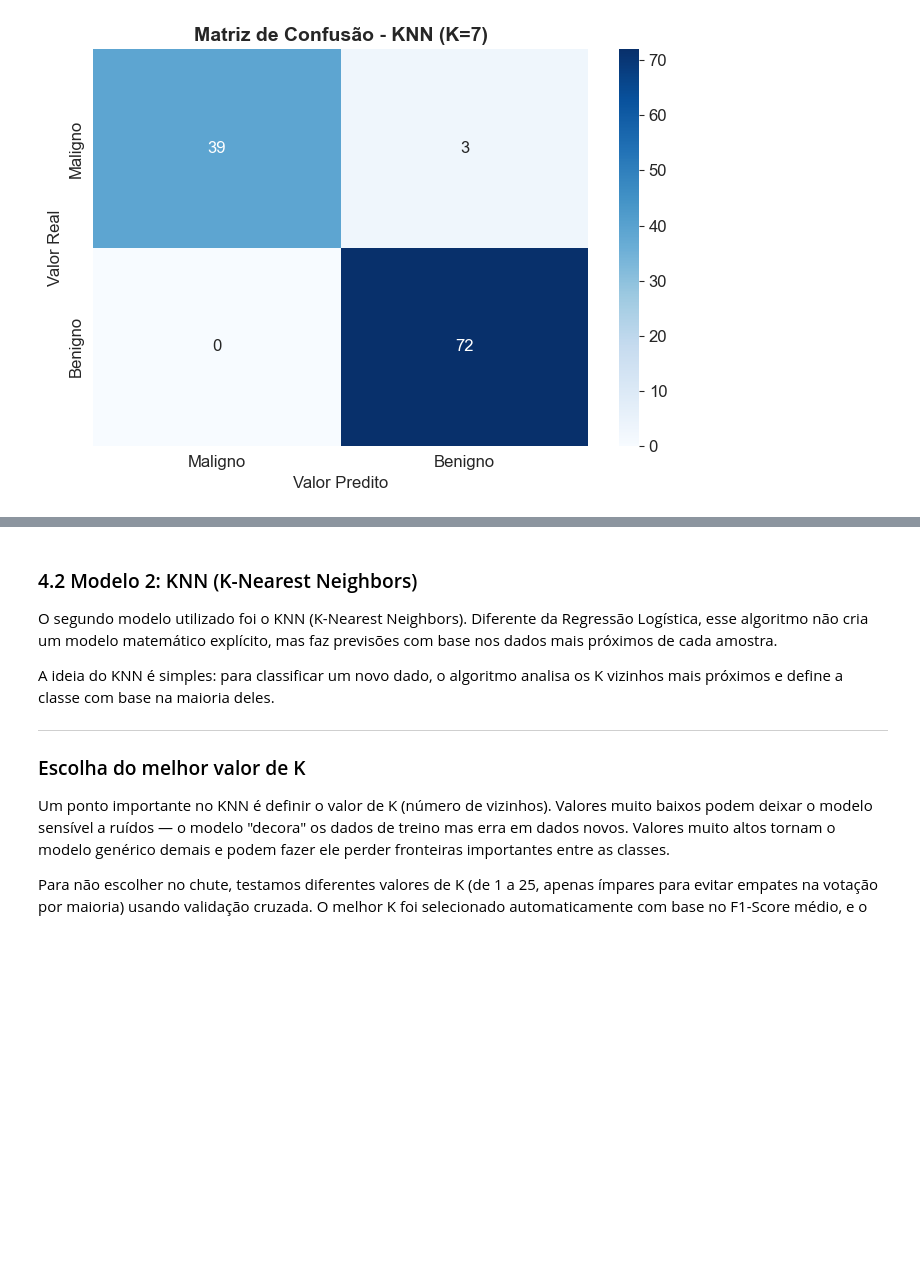
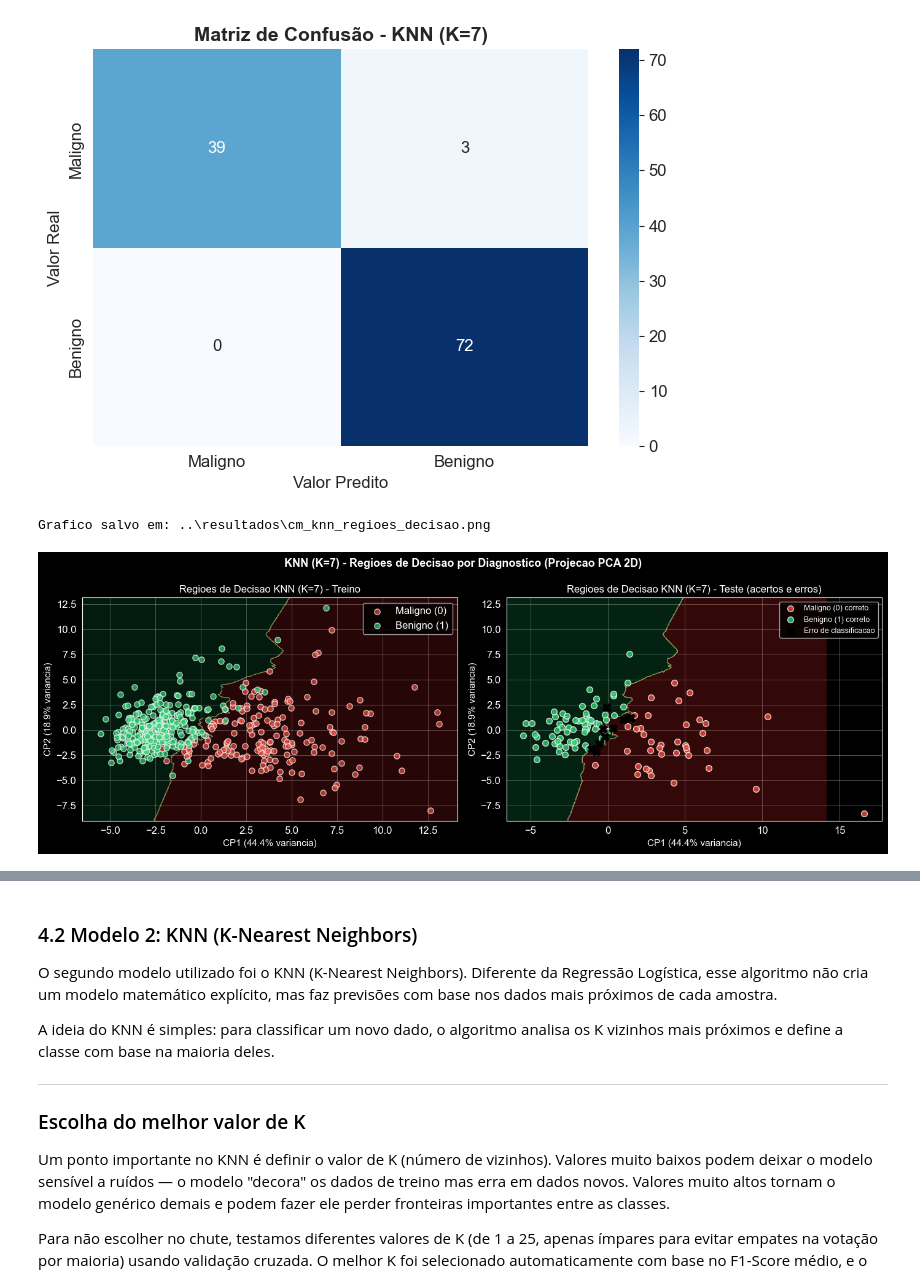
Before and after one commit to netomantonio/tech-challenge-1, a Jupyter notebook: notebooks/01_cancer_mama.ipynb, the cells around one changed output, grey strips where cells are left out. Saved outputs shown, nothing was run; the diff lists cells and outputs as text; code cells hidden in the pictures; blank space fills up the shorter version.

```diff
--- a/notebooks/01_cancer_mama.ipynb
+++ b/notebooks/01_cancer_mama.ipynb
@@ -1041,3 +1129,77 @@ weighted avg       0.97      0.97      0.97       114
 
   -> Grafico salvo em: ..\resultados\cm_mc_knn.png
 [figure]
+# %%
+# Visualizacao das Regioes de Decisao do KNN - Diagnostico de Cancer de Mama
+from sklearn.decomposition import PCA
+
+cores   = {0: '#e74c3c', 1: '#2ecc71'}
+rotulos = {0: 'Maligno (0)', 1: 'Benigno (1)'}
+
+# Projecao PCA 2D - treinar KNN nesse espaco para plotar regioes
+pca_knn = PCA(n_components=2, random_state=42)
+X_treino_pca_knn = pca_knn.fit_transform(X_treino_scaled)
+X_teste_pca_knn  = pca_knn.transform(X_teste_scaled)
+
+modelo_knn_pca = KNeighborsClassifier(n_neighbors=melhor_k)
+modelo_knn_pca.fit(X_treino_pca_knn, y_treino)
+
+# Grade de pontos para calcular a fronteira
+x_min = X_treino_pca_knn[:, 0].min() - 1
+x_max = X_treino_pca_knn[:, 0].max() + 1
+y_min = X_treino_pca_knn[:, 1].min() - 1
+y_max = X_treino_pca_knn[:, 1].max() + 1
+xx, yy = np.meshgrid(np.linspace(x_min, x_max, 400),
+                     np.linspace(y_min, y_max, 400))
+Z = modelo_knn_pca.predict(np.c_[xx.ravel(), yy.ravel()]).reshape(xx.shape)
+
+var1 = pca_knn.explained_variance_ratio_[0] * 100
+var2 = pca_knn.explained_variance_ratio_[1] * 100
+
+fig, axes = plt.subplots(1, 2, figsize=(14, 5))
+
+# --- Plot 1: Regioes de decisao com dados de TREINO ---
+ax1 = axes[0]
+ax1.contourf(xx, yy, Z, alpha=0.20, cmap='RdYlGn')
+for classe, cor in cores.items():
+    mask = y_treino.values == classe
+    ax1.scatter(X_treino_pca_knn[mask, 0], X_treino_pca_knn[mask, 1],
+                c=cor, label=rotulos[classe], alpha=0.7, edgecolor='white', s=45)
+ax1.set_xlabel(f'CP1 ({var1:.1f}% variancia)', fontsize=11)
+ax1.set_ylabel(f'CP2 ({var2:.1f}% variancia)', fontsize=11)
+ax1.set_title(f'Regioes de Decisao KNN (K={melhor_k}) - Treino', fontsize=12)
+ax1.legend()
+ax1.grid(alpha=0.3)
+
+# --- Plot 2: Regioes de decisao com dados de TESTE e acertos/erros marcados ---
+ax2 = axes[1]
+ax2.contourf(xx, yy, Z, alpha=0.25, cmap='RdYlGn')
+
+y_pred_knn_pca = modelo_knn_pca.predict(X_teste_pca_knn)
+acertos = y_teste.values == y_pred_knn_pca
+erros   = ~acertos
+
+for classe, cor in cores.items():
+    mask = (y_teste.values == classe) & acertos
+    ax2.scatter(X_teste_pca_knn[mask, 0], X_teste_pca_knn[mask, 1],
+                c=cor, label=f'{rotulos[classe]} correto', alpha=0.8, edgecolor='white', s=50)
+
+ax2.scatter(X_teste_pca_knn[erros, 0], X_teste_pca_knn[erros, 1],
+            c='black', marker='X', s=90, label='Erro de classificacao', zorder=5)
+
+ax2.set_xlabel(f'CP1 ({var1:.1f}% variancia)', fontsize=11)
+ax2.set_ylabel(f'CP2 ({var2:.1f}% variancia)', fontsize=11)
+ax2.set_title(f'Regioes de Decisao KNN (K={melhor_k}) - Teste (acertos e erros)', fontsize=12)
+ax2.legend(fontsize=9)
+ax2.grid(alpha=0.3)
+
+fig.suptitle(f'KNN (K={melhor_k}) - Regioes de Decisao por Diagnostico (Projecao PCA 2D)',
+             fontsize=13, fontweight='bold')
+plt.tight_layout()
+caminho_knn_plot = os.path.join(DIR_RESULTADOS, 'cm_knn_regioes_decisao.png')
+plt.savefig(caminho_knn_plot, dpi=150, bbox_inches='tight')
+print(f'Grafico salvo em: {caminho_knn_plot}')
+plt.show()
+# %% [output]
+Grafico salvo em: ..\resultados\cm_knn_regioes_decisao.png
+[figure, added]
```
Also changed, not shown: parts of 6 cells of this notebook.
